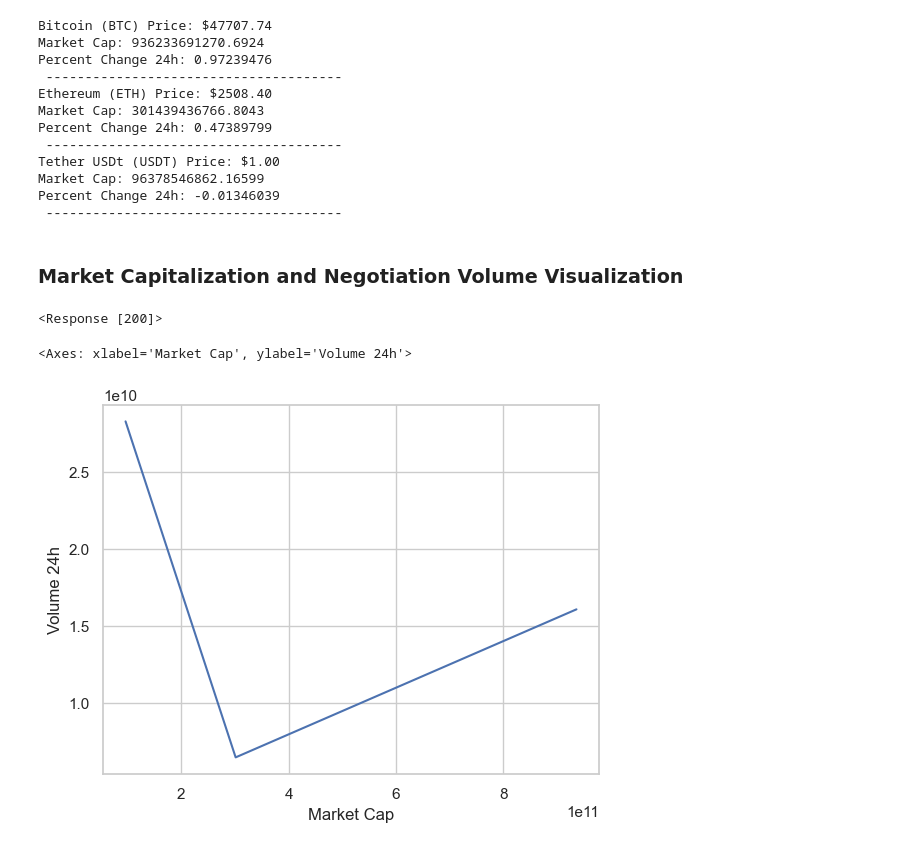
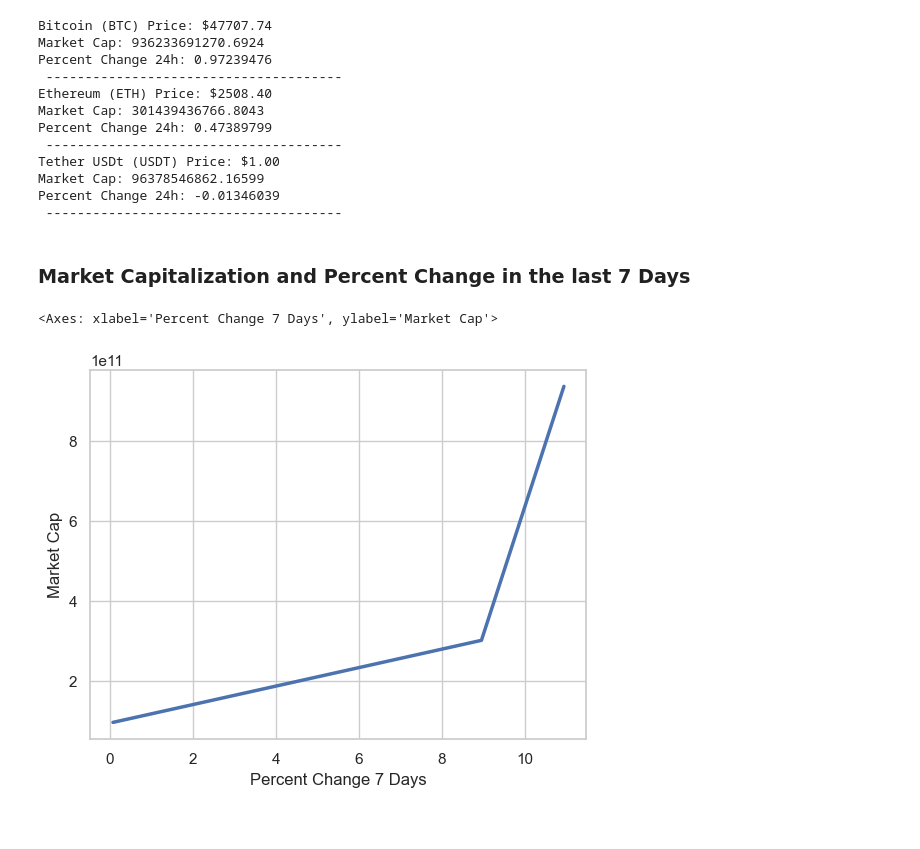
Before and after one commit to xavierpna/CMC_Analizer, a Jupyter notebook: CMC_Analizer/research.ipynb, the cells around one changed output. Saved outputs shown, nothing was run; the diff lists cells and outputs as text; code cells hidden in the pictures.

Commit message:
input update

```diff
--- a/CMC_Analizer/research.ipynb
+++ b/CMC_Analizer/research.ipynb
@@ -8,12 +8,14 @@ from requests import  Session
 from dotenv import load_dotenv
 import os
 import pandas as pd
+import seaborn as sns
+import matplotlib.pyplot as plt
 
 #take enviroment variables from .env file.
 load_dotenv()
 CMC_PRO_API_KEY = os.getenv('api')
 
-quantity = 3 #int(input("How many crypto do you want to see?"))
+quantity = 1 #int(input("How many crypto do you want to see?"))
 
 base_url = 'https://pro-api.coinmarketcap.com/v1/cryptocurrency/listings/latest'
 params = {
@@ -31,7 +33,7 @@ session.headers.update(headers)
 response = session.get(base_url, params=params, headers=headers)
 
 #Variable Declaration using a def
-def dataFor(data, response, *args):
+def dataSearcher(data, response, *args):
     if response.status_code == 200:
         for cryptocurrency in data["data"]:
             output_str = ""
@@ -55,7 +57,7 @@ def dataFor(data, response, *args):
     else:
         print("Status Error")
 
-def dataVisualization(data, response, *args):
+def dataVisualizer(data, response, *args):
     if response.status_code == 200:
         cryptocurrency_data = [] #List to store Cryptocurrency Data
         for cryptocurrency in data["data"]:
@@ -74,7 +76,9 @@ def dataVisualization(data, response, *args):
                 elif arg == "volume_24h":
                     output_data["Volume 24h"] = cryptocurrency['quote']['USD']['volume_24h']
                 elif arg == "percent_change_24h":
-                    output_data["Percent Change 24h"] = cryptocurrency["percent_change_24h"]
+                    output_data["Percent Change 24h"] = cryptocurrency['quote']['USD']["percent_change_24h"]
+                elif arg == "percent_change_7d":
+                    output_data["Percent Change 7 Days"] = cryptocurrency['quote']['USD']["percent_change_7d"]
             cryptocurrency_data.append(output_data) #Adding Cryptocurrency data to the dict
         #Dataframe creation using pandas
         cryptocurrency_df = pd.DataFrame(cryptocurrency_data)
@@ -109,15 +113,13 @@ Tether USDt (USDT) Price: $1.00
 Market Cap: 96378546862.16599
 Percent Change 24h: -0.01346039
  --------------------------------------
-# %% [markdown]
-### Market Capitalization and Negotiation Volume Visualization
+# %% [markdown]
+### Market Capitalization and Percent Change in the last 7 Days
 # %%
-import seaborn as sns
 sns.set_theme(style="whitegrid")
-crypto_df = dataVisualization(data, response, "name", "symbol", "price", "market_cap", "volume_24h")
-sns.set_theme(style="whitegrid")
-sns.lineplot(data=crypto_df, x="Market Cap", y="Volume 24h")
+
+crypto_df = dataVisualizer(data, response, "name", "symbol", "price", "market_cap", "percent_change_7d")
+sns.lineplot(data=crypto_df, x="Percent Change 7 Days", y="Market Cap", palette="tab10", linewidth=2.5)
 # %% [output]
-<Response [200]>
+<Axes: xlabel='Percent Change 7 Days', ylabel='Market Cap'>
-<Axes: xlabel='Market Cap', ylabel='Volume 24h'>
-[figure, old version]
+[figure, new version]
```
Also changed, not shown: parts of 4 cells of this notebook.
